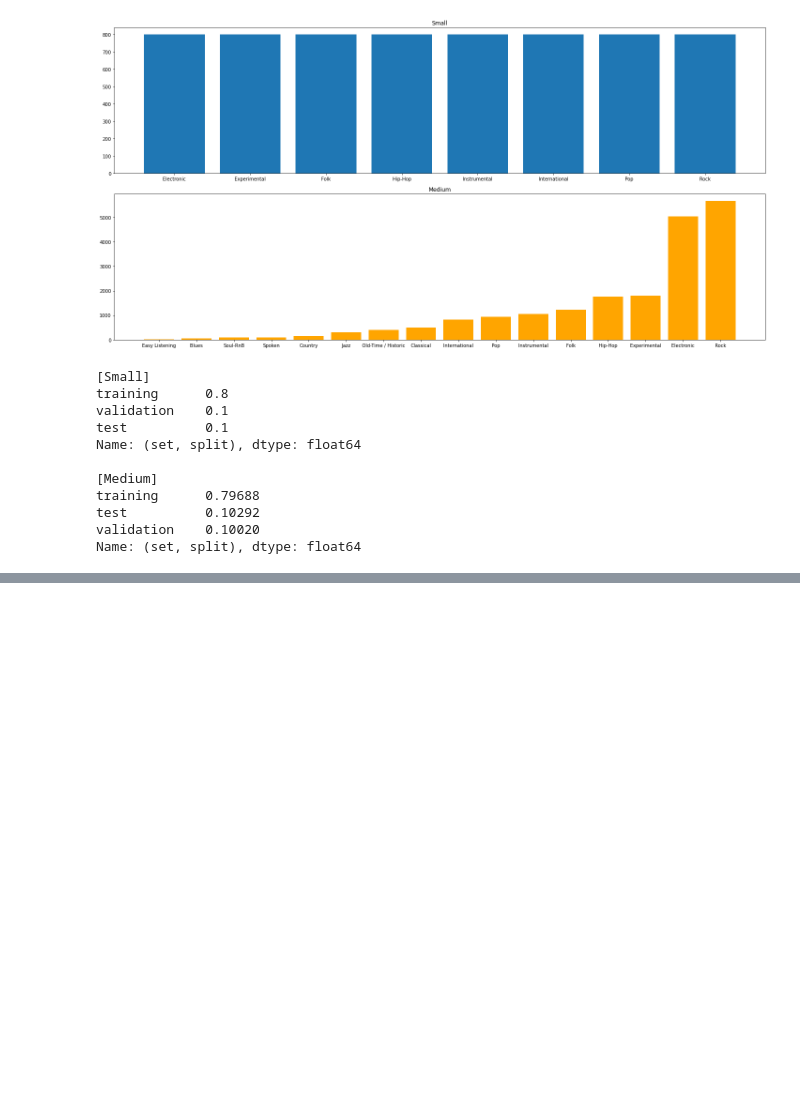
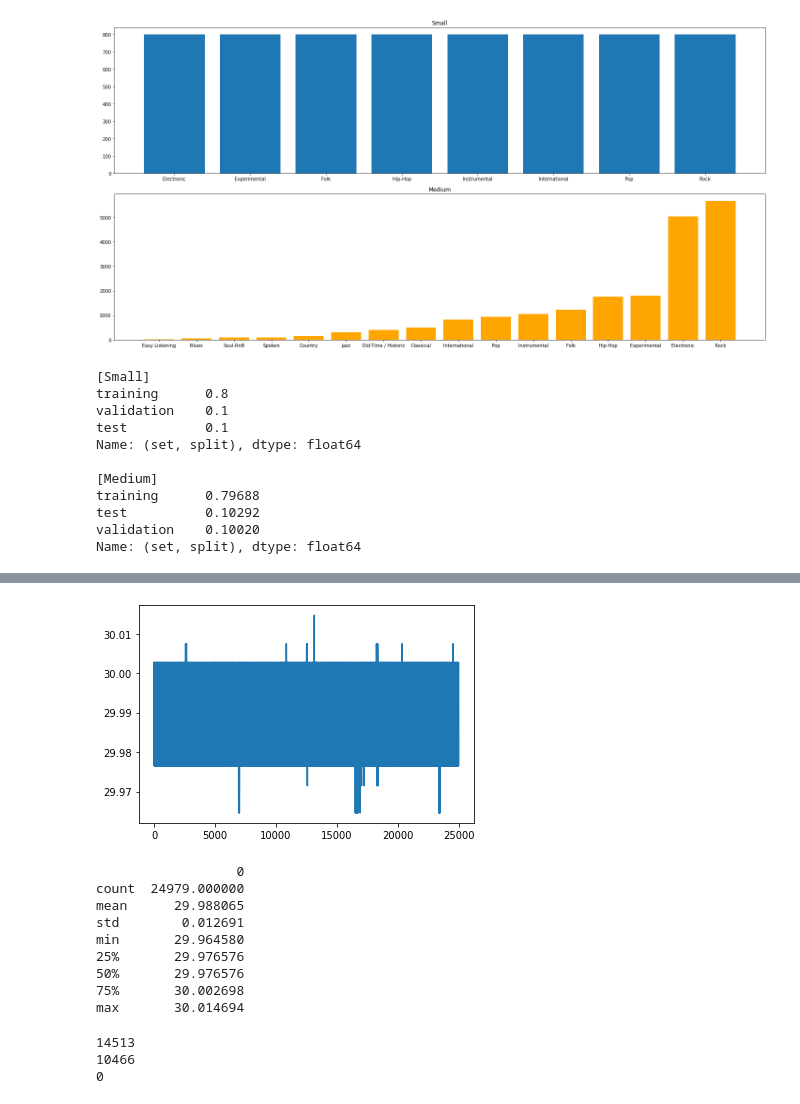
Before and after one commit to saiteki-kai/music-classification, a Jupyter notebook: analysis.ipynb, the cells around one changed output, grey strips where cells are left out. Cells and saved outputs as stored; diff of their text form; code cells hidden in the pictures; blank space fills up the shorter version.

```diff
--- a/analysis.ipynb
+++ b/analysis.ipynb
@@ -130,0 +187,27 @@ Name: (set, split), dtype: float64
+# %%
+plt.plot(durations)
+plt.show()
+
+durations = np.array(durations)
+durations = pd.DataFrame(durations)
+
+print(durations.describe())
+# %% [output]
+[figure, added]
+                  0
+count  24979.000000
+mean      29.988065
+std        0.012691
+min       29.964580
+25%       29.976576
+50%       29.976576
+75%       30.002698
+max       30.014694
+# %%
+print(sum(durations[0] <= 30))
+print(sum(durations[0] >  30))
+print(sum(durations[0] <= 29.95))
+# %% [output]
+14513
+10466
+0
```
Also changed, not shown: parts of 16 cells of this notebook, 2 other files.
